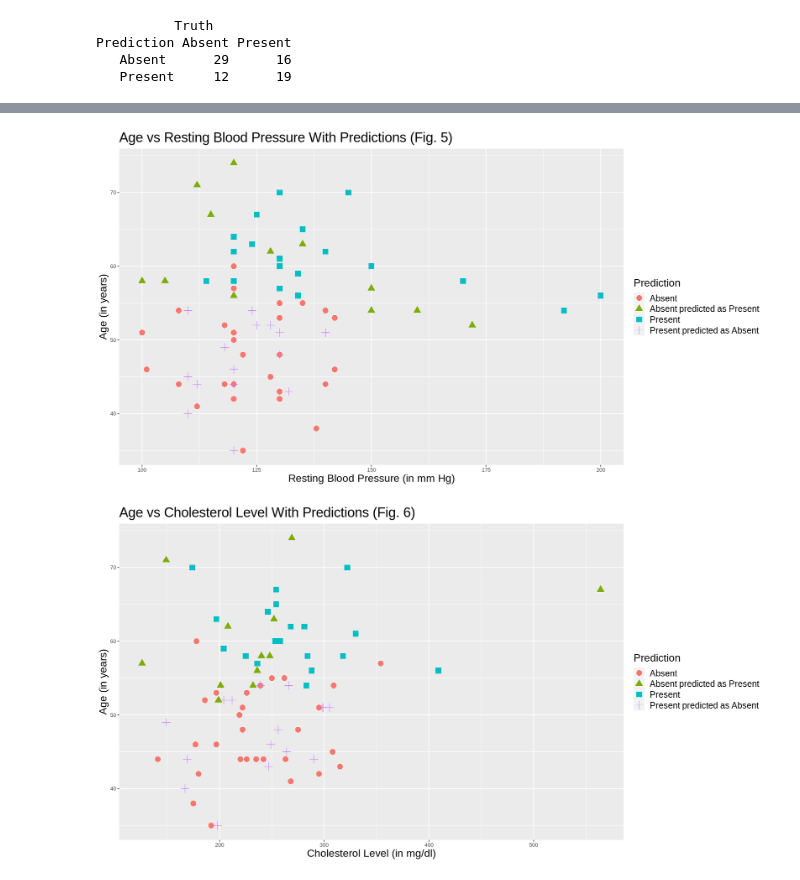
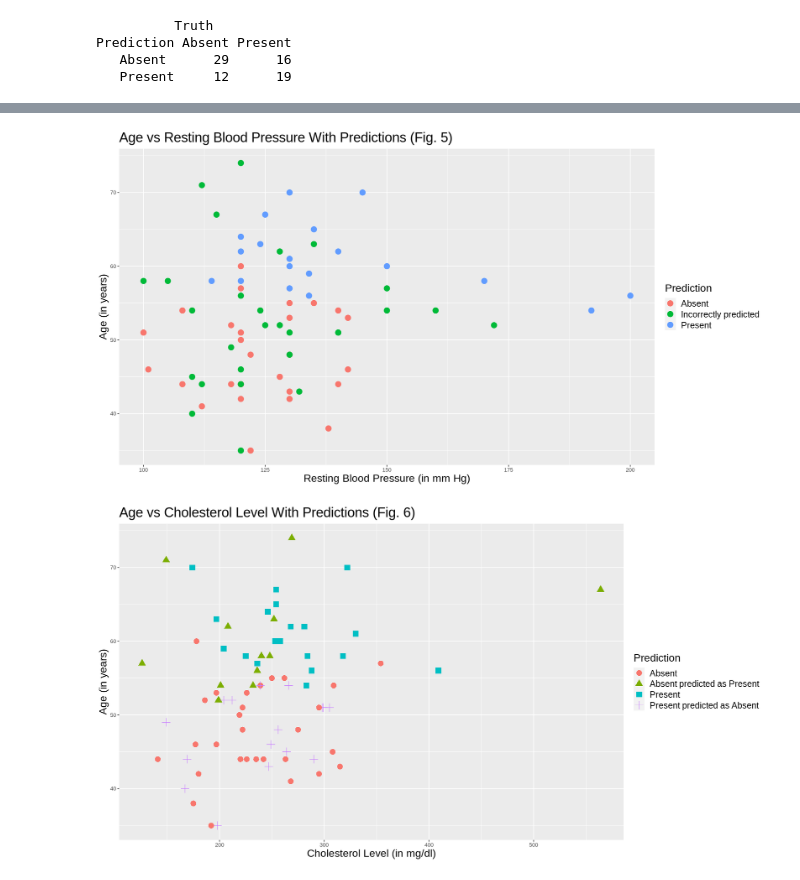
Before and after one commit to VivaanWadhwa/Heart_Disease_Prediction, a Jupyter notebook: Project_Report.ipynb, the cells around one changed output, grey strips where cells are left out. Cells and saved outputs as stored; diff of their text form; code cells hidden in the pictures.

Commit message:
fixed graphs

```diff
--- a/Project_Report.ipynb
+++ b/Project_Report.ipynb
@@ -291,8 +291,9 @@ Prediction Absent Present
 plot <- knn_predictions |>
     mutate(prediction = case_when(heart.disease == "Absent" & .pred_class == "Absent" ~ "Absent",
                             heart.disease == "Present" & .pred_class == "Present" ~ "Present",
-                            heart.disease == "Present" & .pred_class == "Absent" ~ "Present predicted as Absent",
-                            heart.disease == "Absent" & .pred_class == "Present" ~ "Absent predicted as Present"),
+                            # heart.disease != .pred_class ~ "Incorrectly predicted")
+                            heart.disease == "Present" & .pred_class == "Absent" ~ "Incorrectly predicted",
+                            heart.disease == "Absent" & .pred_class == "Present" ~ "Incorrectly predicted"),
             prediction = as.factor(prediction))
 head(plot)
 # %% [output]
@@ -307,16 +308,16 @@ A tibble: 6 × 6
 | Absent | 54 | 140 | 239 | Absent | Absent |
 # %%
-age_v_rbp_wrong_preds <- ggplot(plot, aes(x = resting.blood.pressure, y = age, colour = prediction, shape = prediction)) +
+age_v_rbp_wrong_preds <- ggplot(plot, aes(x = resting.blood.pressure, y = age, colour = prediction)) +
     geom_point(size = 4) +
     xlab("Resting Blood Pressure (in mm Hg)") +
                 ylab("Age (in years)") +
-                labs(color = "Prediction", shape = "Prediction") +
+                labs(color = "Prediction") +
                 ggtitle("Age vs Resting Blood Pressure With Predictions (Fig. 5)") +
                 theme(plot.title = element_text(size=22),
                      axis.title = element_text(size=17),
                      legend.title = element_text(size = 17),
                      legend.text = element_text(size = 14))
 age_v_rbp_wrong_preds
 # %% [output]
-[figure, old version]
+[figure, new version]
 # %%
```
Also changed, not shown: parts of 3 cells of this notebook.
